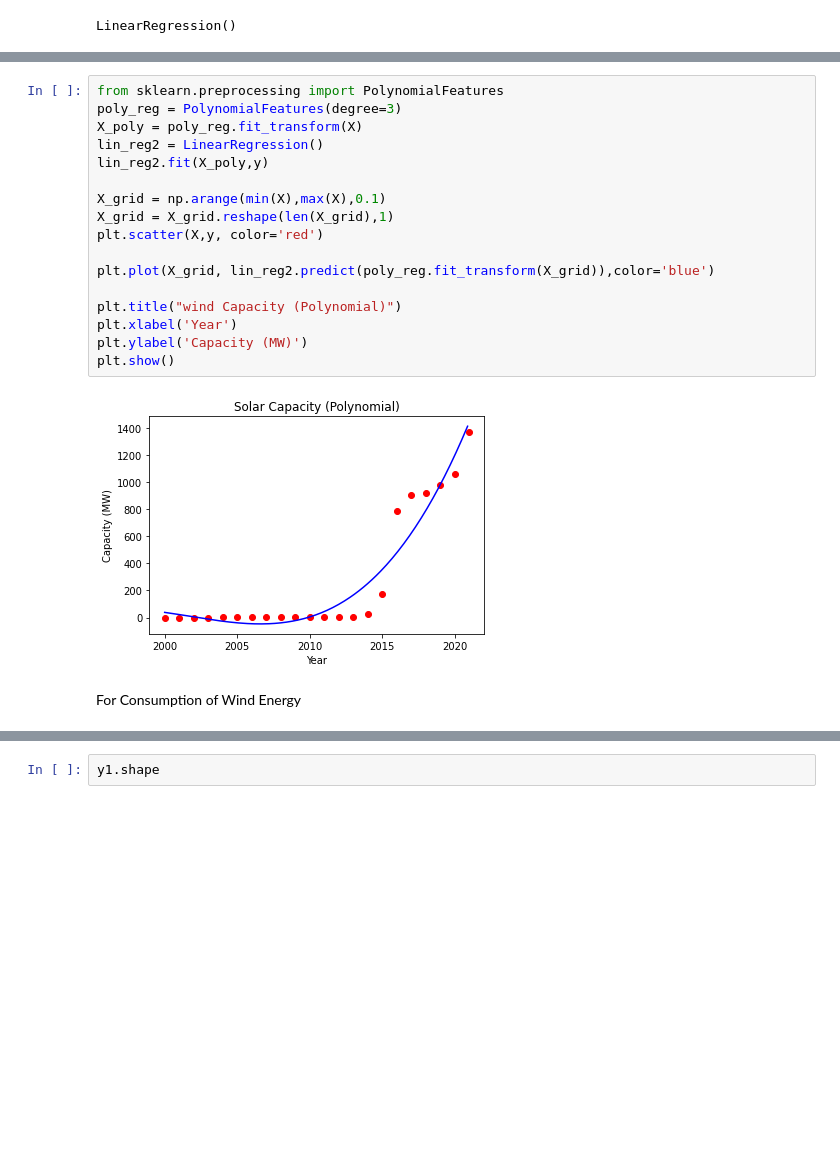
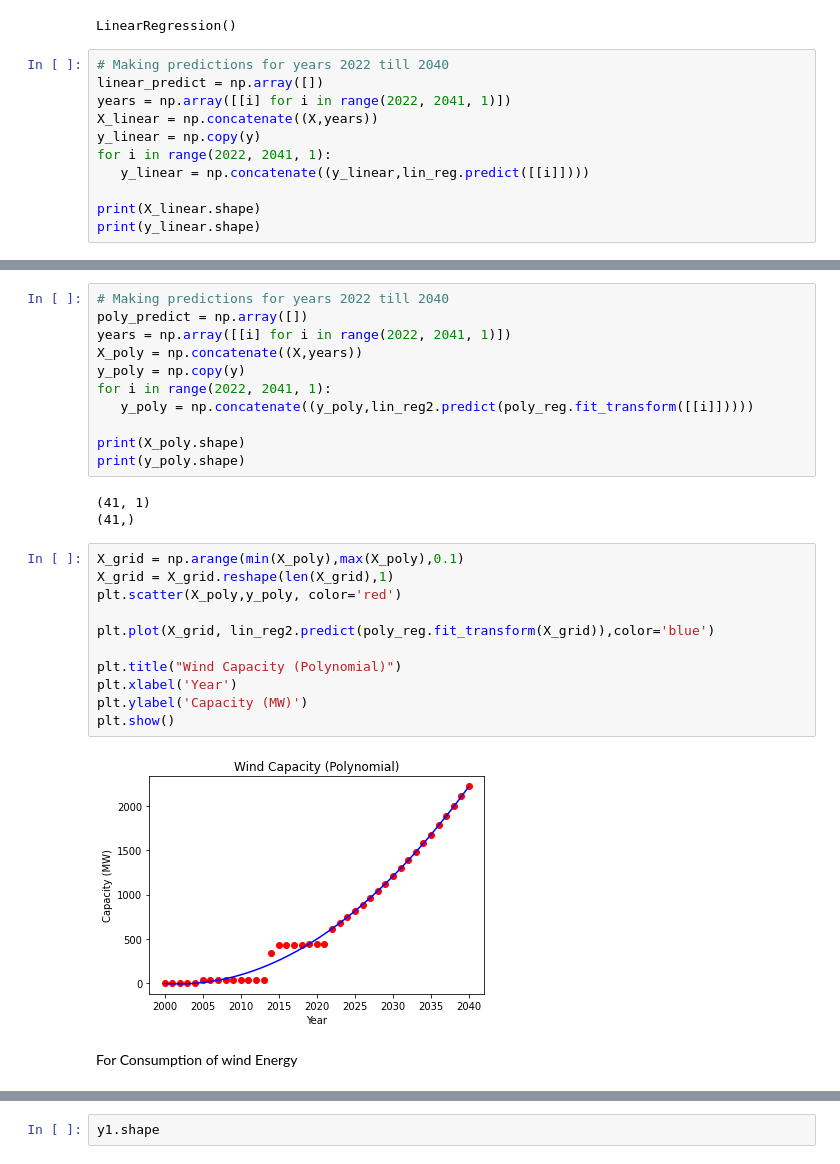
Before and after one commit to RaynorChavez/Solar-Wind-Energy-Analysis-Philippines, a Jupyter notebook: Polynomial projection of Wind Energy Capacity vs Consumption.ipynb, the cells around one changed output, grey strips where cells are left out. Drawn from its saved outputs; the diff is of its cells as text; blank space fills up the shorter version.

```diff
--- a/Polynomial projection of Wind Energy Capacity vs Consumption.ipynb
+++ b/Polynomial projection of Wind Energy Capacity vs Consumption.ipynb
@@ -88,3 +87,14 @@ lin_reg = LinearRegression()
 lin_reg.fit(X,y)
 # %% [output]
 LinearRegression()
+# %%
+# Making predictions for years 2022 till 2040
+linear_predict = np.array([])
+years = np.array([[i] for i in range(2022, 2041, 1)])
+X_linear = np.concatenate((X,years))
+y_linear = np.copy(y)
+for i in range(2022, 2041, 1):
+   y_linear = np.concatenate((y_linear,lin_reg.predict([[i]])))
+
+print(X_linear.shape)
+print(y_linear.shape)
@@ -115,24 +121,32 @@ LinearRegression()
+# %%
+# Making predictions for years 2022 till 2040
+poly_predict = np.array([])
+years = np.array([[i] for i in range(2022, 2041, 1)])
+X_poly = np.concatenate((X,years))
+y_poly = np.copy(y)
+for i in range(2022, 2041, 1):
+   y_poly = np.concatenate((y_poly,lin_reg2.predict(poly_reg.fit_transform([[i]]))))
+
+print(X_poly.shape)
+print(y_poly.shape)
+# %% [output]
+(41, 1)
+(41,)
 # %%
-from sklearn.preprocessing import PolynomialFeatures
-poly_reg = PolynomialFeatures(degree=3)
-X_poly = poly_reg.fit_transform(X)
-lin_reg2 = LinearRegression()
-lin_reg2.fit(X_poly,y)
-
-X_grid = np.arange(min(X),max(X),0.1)
+X_grid = np.arange(min(X_poly),max(X_poly),0.1)
 X_grid = X_grid.reshape(len(X_grid),1)
-plt.scatter(X,y, color='red')
+plt.scatter(X_poly,y_poly, color='red')
 
 plt.plot(X_grid, lin_reg2.predict(poly_reg.fit_transform(X_grid)),color='blue')
 
-plt.title("wind Capacity (Polynomial)")
+plt.title("Wind Capacity (Polynomial)")
 plt.xlabel('Year')
 plt.ylabel('Capacity (MW)')
 plt.show()
 # %% [output]
-[figure, old version]
+[figure, new version]
 # %% [markdown]
-For Consumption of Wind Energy
+For Consumption of wind Energy
 # %%
 #read the data into the dataframe
 df1 = pd.read_excel (r'Data\ConsumptionPercentage\bp-stats-review-2021-all-data.xlsx', sheet_name='Wind Consumption - EJ')
```
Also changed, not shown: parts of 18 cells of this notebook, 1 other file.
